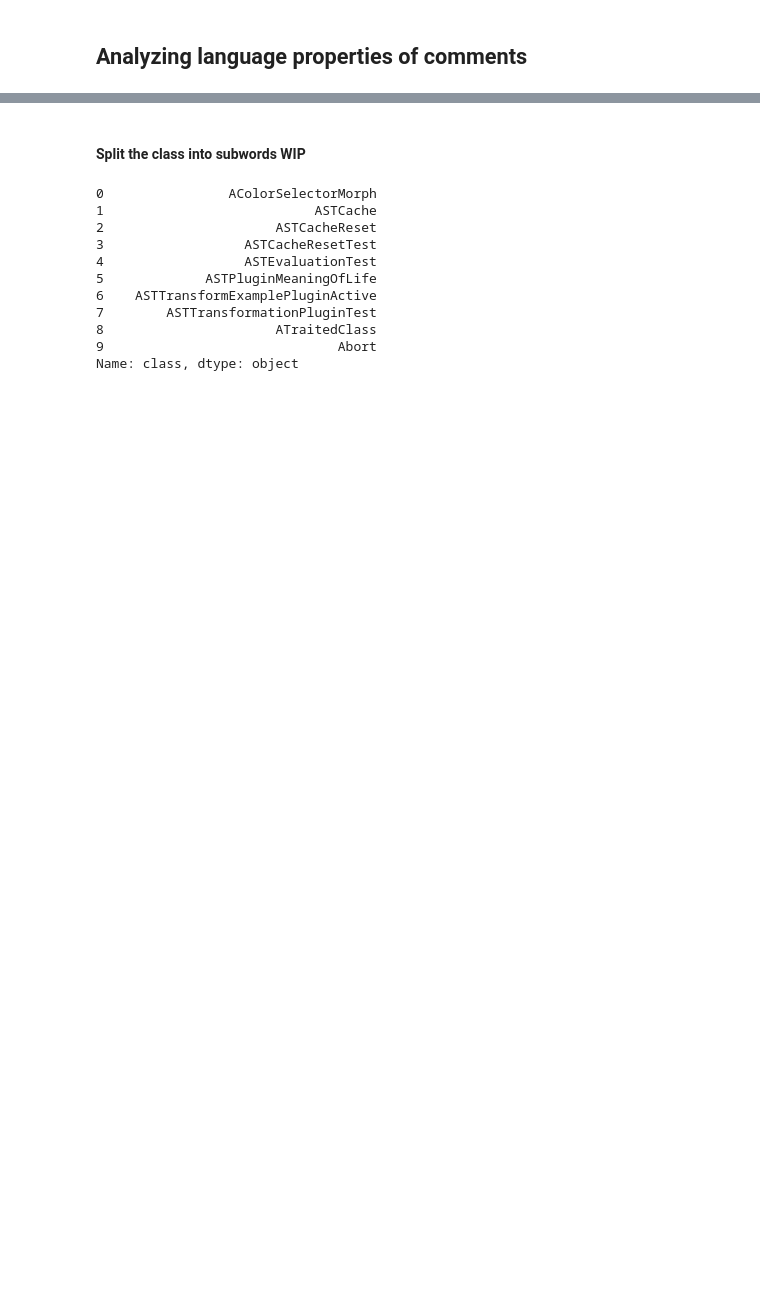
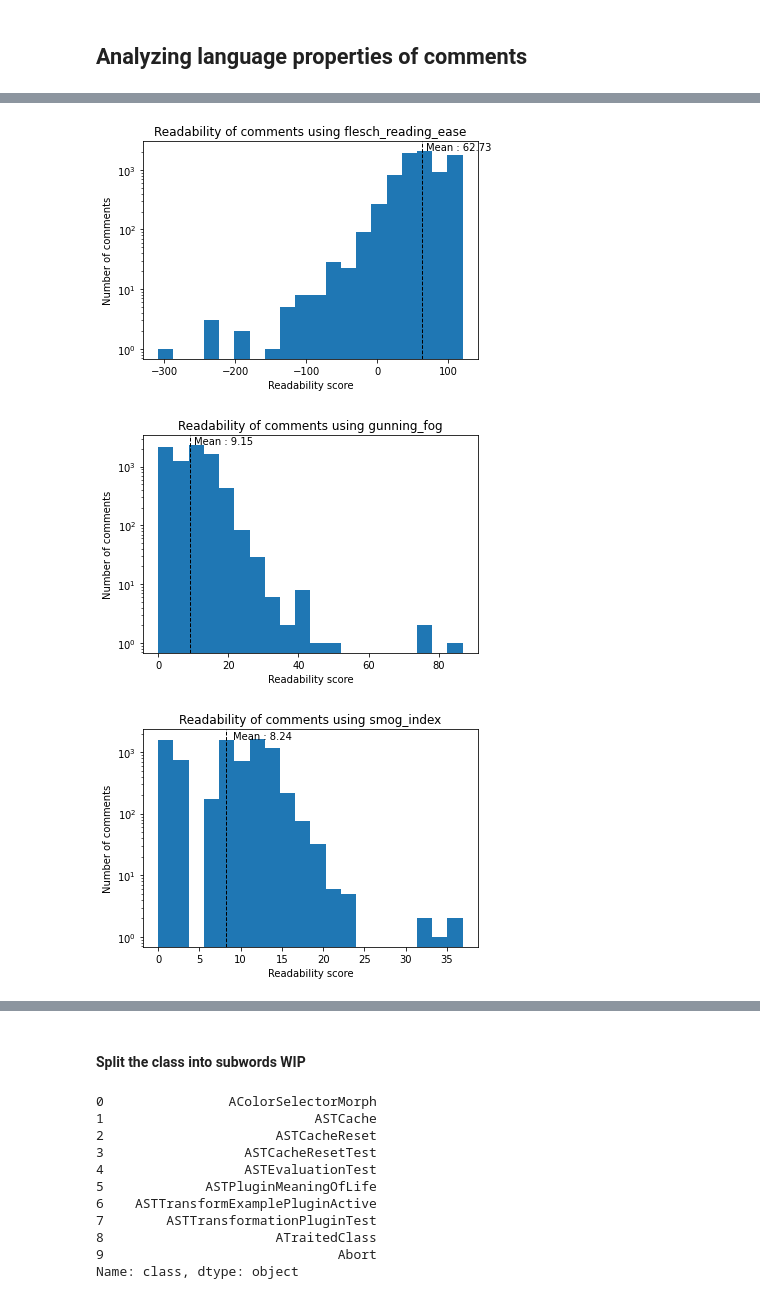
Before and after one commit to Naralas/SC-Seminar-Comment-Quality-Pharo, a Jupyter notebook: metrics_tests.ipynb, the cells around one changed output, grey strips where cells are left out. Saved outputs shown, nothing was run; the diff lists cells and outputs as text; code cells hidden in the pictures; blank space fills up the shorter version.

```diff
--- a/metrics_tests.ipynb
+++ b/metrics_tests.ipynb
@@ -121,14 +129,19 @@ def get_gunning_fog(comment):
     calc = readcalc.ReadCalc(comment)
     return calc.get_gunning_fog_index()
 
-
 def get_flesch_reading(comment):
     calc = readcalc.ReadCalc(comment)
     return calc.get_flesch_reading_ease()
 
+def get_smog_index(comment):
+    calc = readcalc.ReadCalc(comment)
+    return calc.get_smog_index()
+
+
 indices_functions = {
     'flesch_reading_ease':get_flesch_reading,
     'gunning_fog':get_gunning_fog,
+    'smog_index':get_smog_index,
 }
 
 # init the dictionnary that will contain each index metric as key and the values for each comment as the values
@@ -136,10 +149,6 @@ indices_values = {}
 for index_label in indices_functions.keys():
     indices_values[index_label] = []
 
-
-"""object_methods = [method_name for method_name in dir(calc)if callable(getattr(calc, method_name))]
-print(object_methods)"""
-
 for comment in comments:
     calc = readcalc.ReadCalc(comment)
     for index_label, index_func in indices_functions.items():
@@ -156,3 +157,14 @@ For index : gunning_fog, average = 9.15
+# %%
+for label, values in indices_values.items():
+    plot_histogram(values, bins=20, title=f"Readability of comments using {label}",
+                    yscale_val='log',
+                    ylabel='Number of comments (logarithmic)',
+                    xlabel='Readability score',
+                    plot_average=True)
+# %% [output]
+[figure, added]
+[figure, added]
+[figure, added]
 # %% [markdown]
 ### Indices explained
 
```
Also changed, not shown: parts of 5 cells of this notebook.
